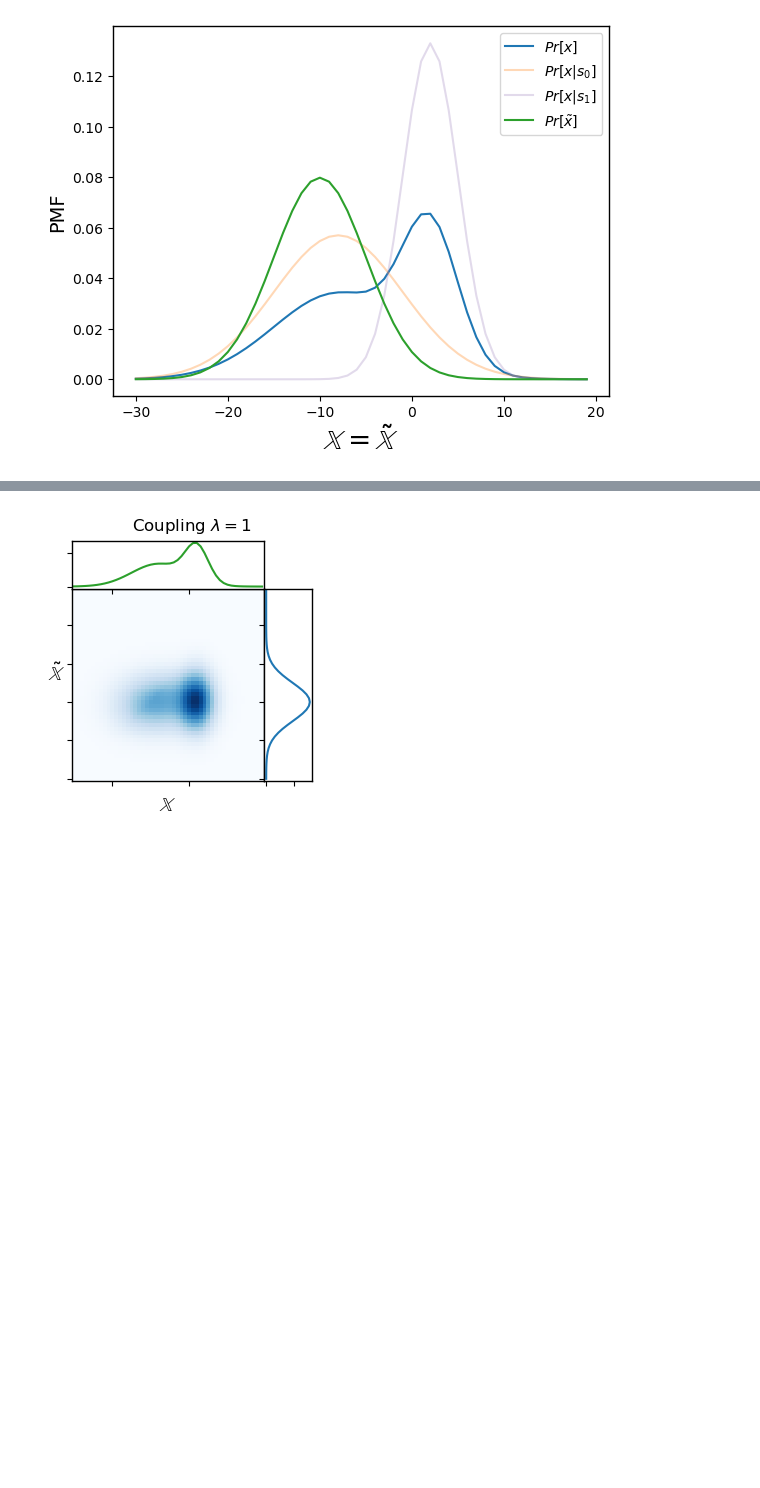
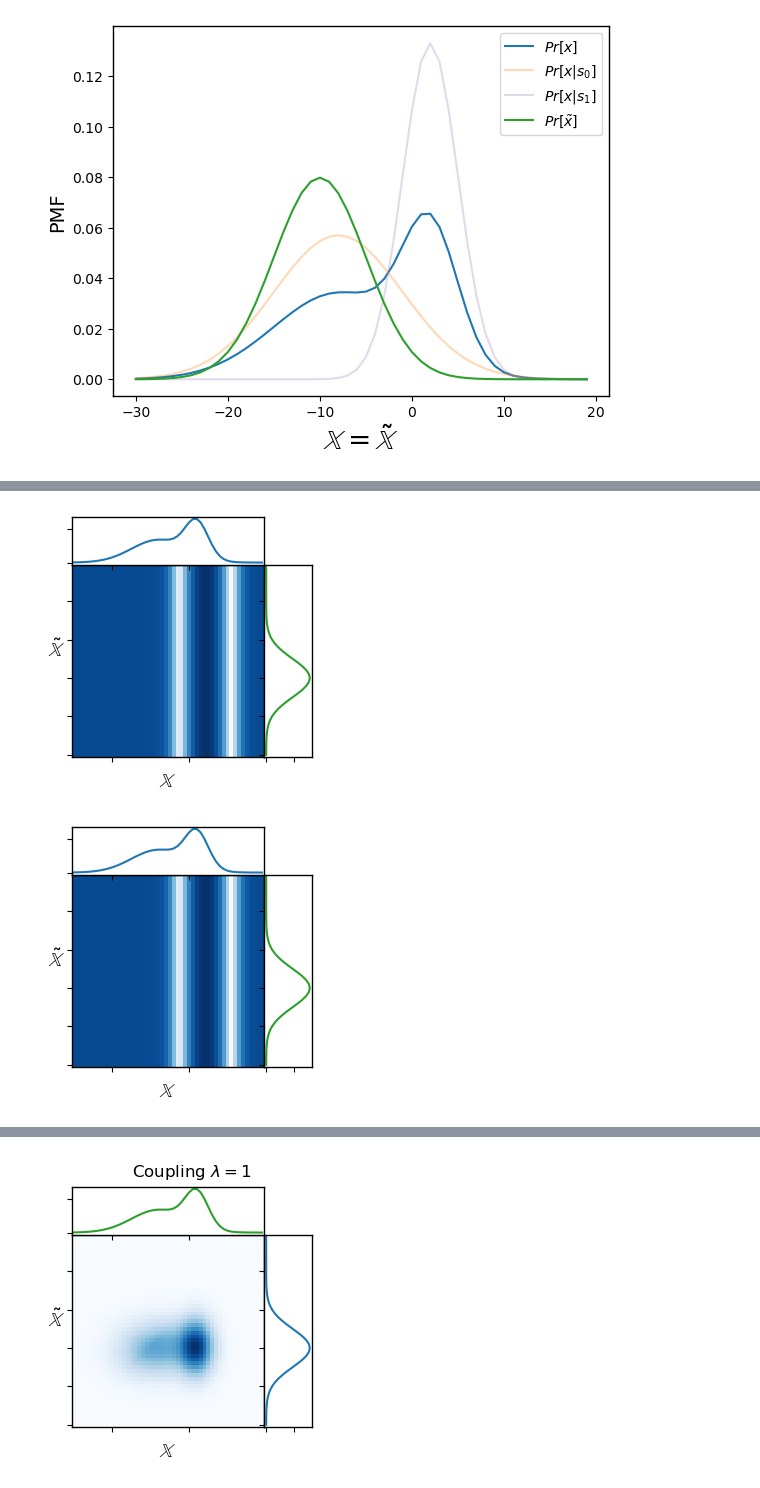
Before and after one commit to Quan-Zhou/OT_Debiasing, a Jupyter notebook: two_Gaussian_example.ipynb, the cells around one changed output, grey strips where cells are left out. Saved outputs shown, nothing was run; the diff lists cells and outputs as text; code cells hidden in the pictures; blank space fills up the shorter version.

```diff
--- a/two_Gaussian_example.ipynb
+++ b/two_Gaussian_example.ipynb
@@ -195,0 +211,5 @@ def c_generate(x_range):
+# %%
+plots(x_range,mu,mu_t,np.outer(h,I))
+# %% [output]
+[figure, added]
+[figure, added]
```
Also changed, not shown: parts of 10 cells of this notebook.
